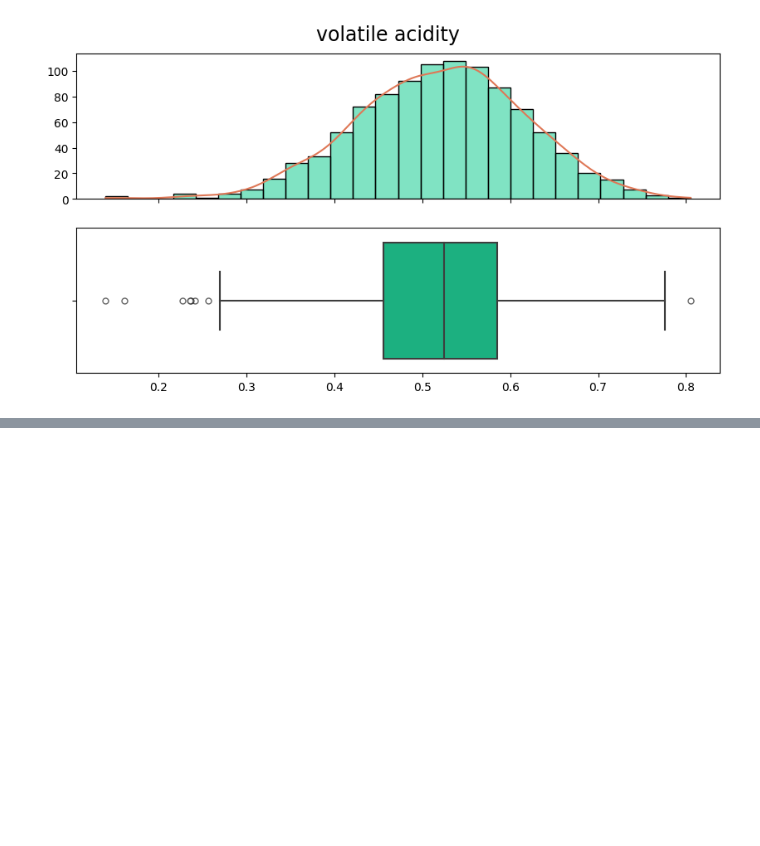
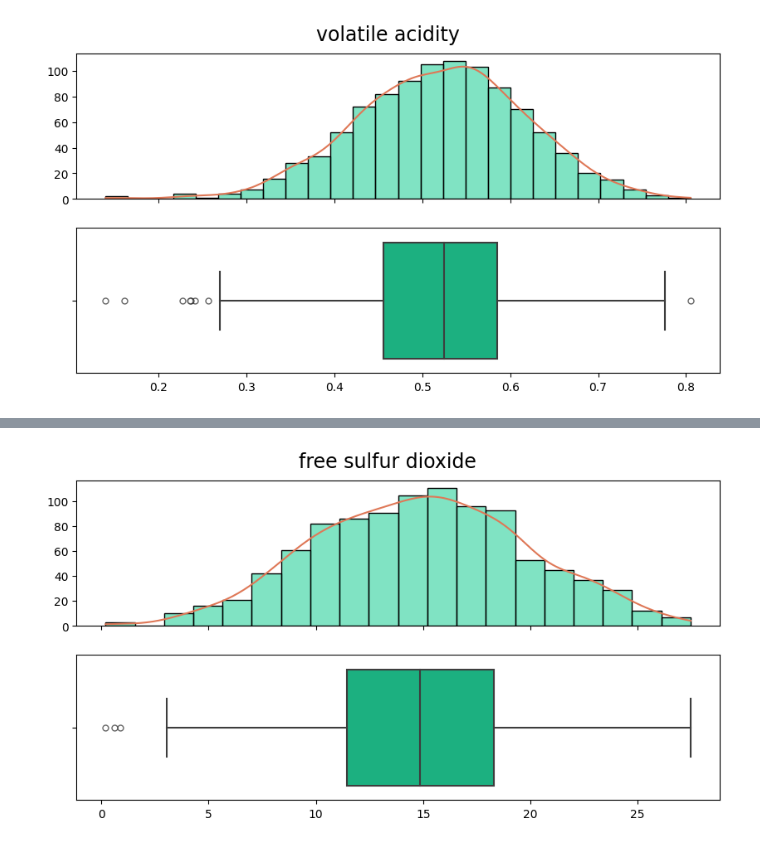
Before and after one commit to SaddamAnnais/K1-T1-IF2220-13521099, a Jupyter notebook: main.ipynb, the cells around one changed output, grey strips where cells are left out. Drawn from its saved outputs; the diff is of its cells as text; code cells hidden in the pictures; blank space fills up the shorter version.

```diff
--- a/main.ipynb
+++ b/main.ipynb
@@ -71,0 +103,5 @@ hist_box_plot(anggur, anggur.columns[1])
+# %%
+# Untuk kolom free sulfur dioxide
+hist_box_plot(anggur, anggur.columns[5])
+# %% [output]
+[figure, added]
```
Also changed, not shown: parts of 22 cells of this notebook.
